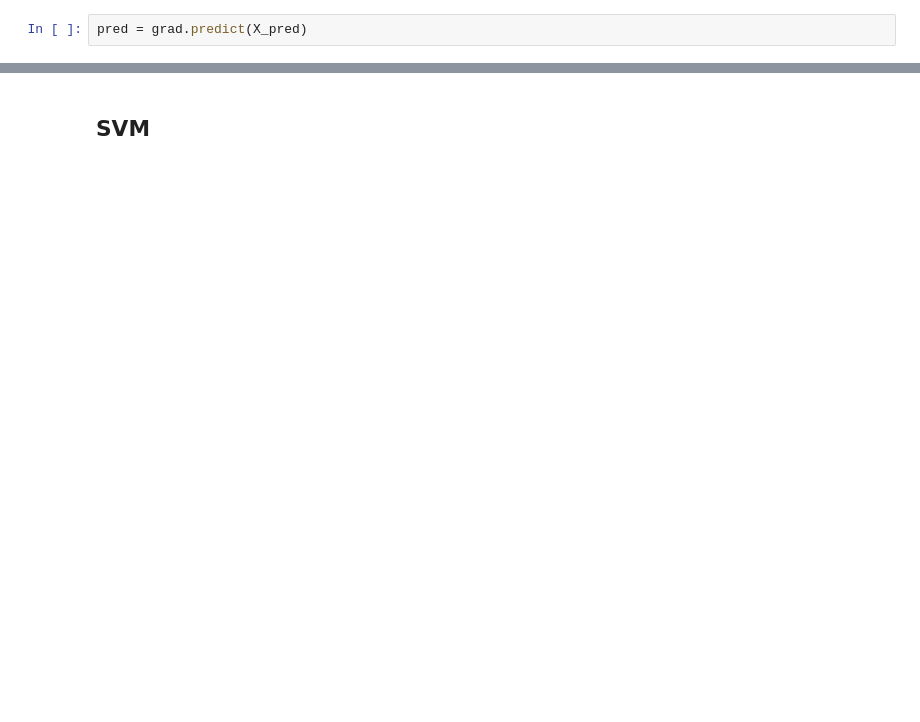
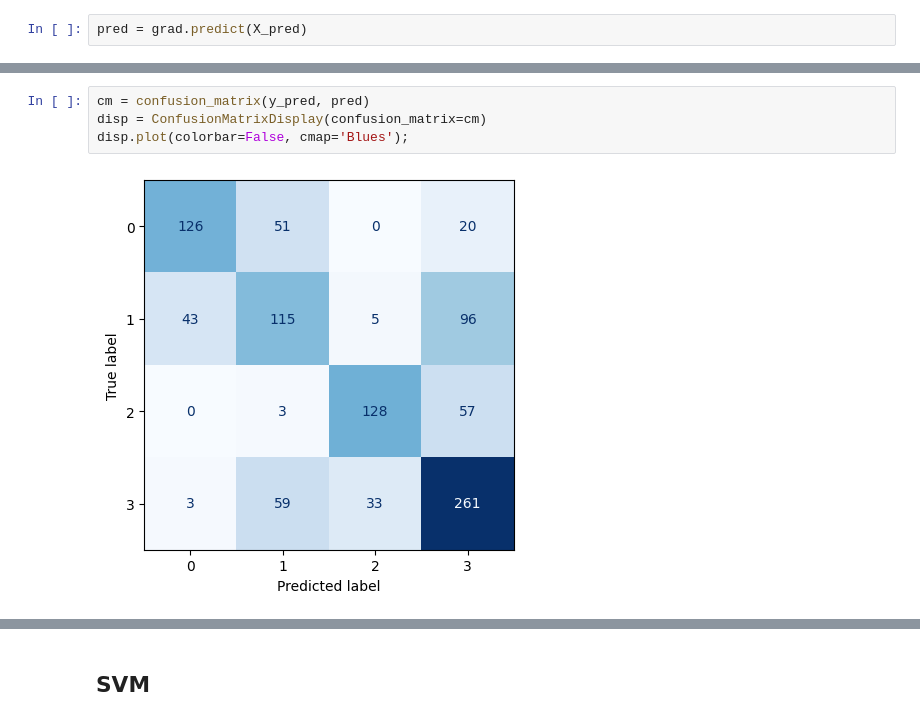
Before and after one commit to Danunesx/ml-project-risk, a Jupyter notebook: ml-project-risk.ipynb, the cells around one changed output, grey strips where cells are left out. Cells and saved outputs as stored; diff of their text form; blank space fills up the shorter version.

```diff
--- a/ml-project-risk.ipynb
+++ b/ml-project-risk.ipynb
@@ -435,0 +497,6 @@ accuracy_score(y_pred, pred)
+# %%
+cm = confusion_matrix(y_pred, pred)
+disp = ConfusionMatrixDisplay(confusion_matrix=cm)
+disp.plot(colorbar=False, cmap='Blues');
+# %% [output]
+[figure, added]
```
Also changed, not shown: parts of 14 cells of this notebook.
